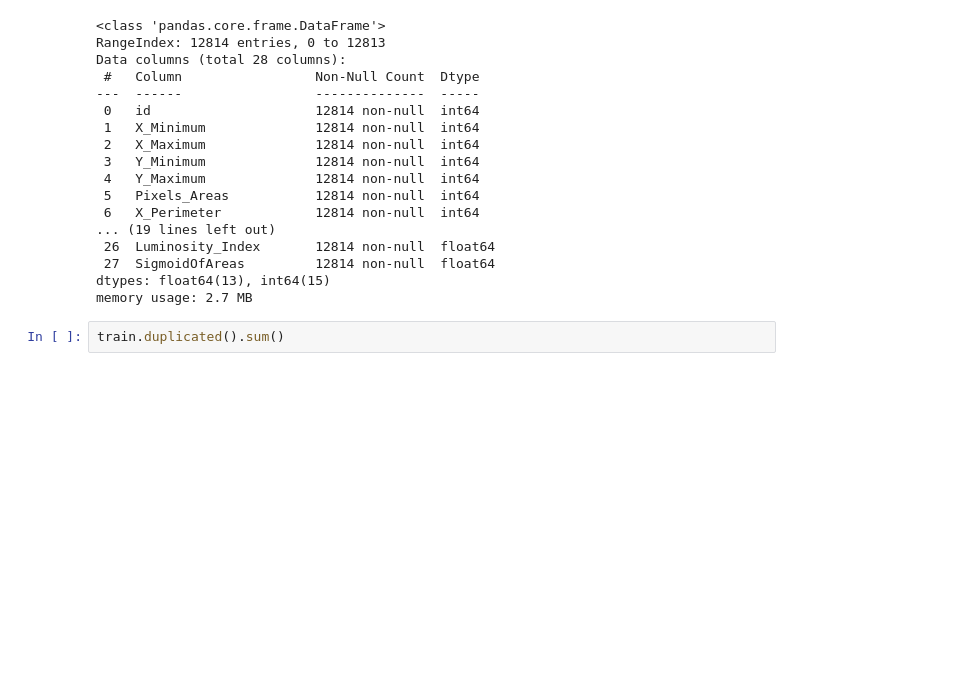
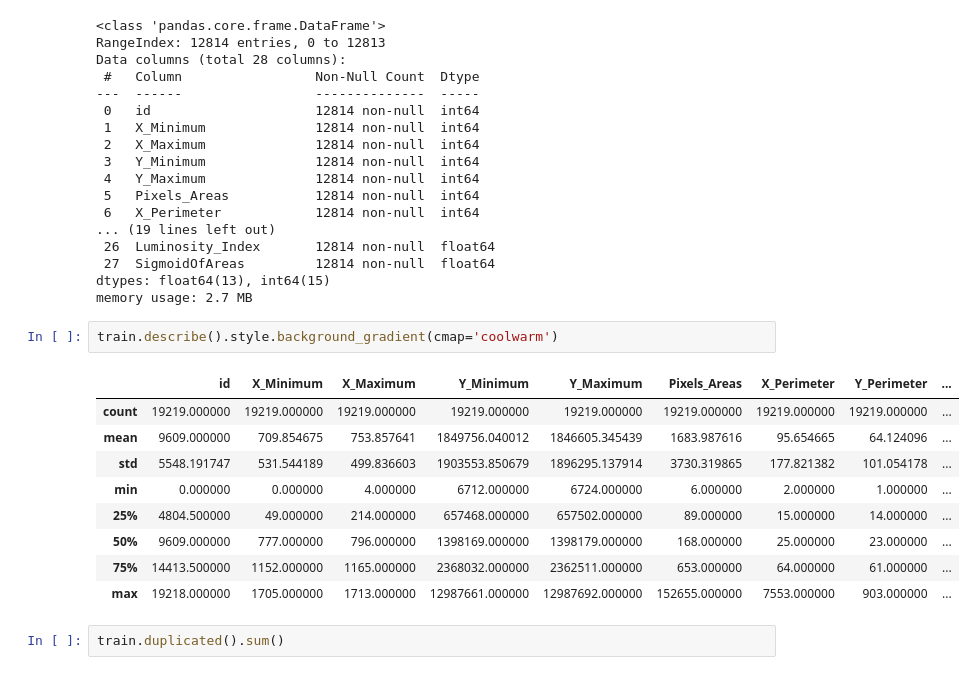
Before and after one commit to hasnain1669/dsa_python_6month_course, a Jupyter notebook: steel_defect_project/steel_defects_v2.ipynb, the cells around one changed output. Cells and saved outputs as stored; diff of their text form; blank space fills up the shorter version.

```diff
--- a/steel_defect_project/steel_defects_v2.ipynb
+++ b/steel_defect_project/steel_defects_v2.ipynb
@@ -148,6 +151,18 @@ Data columns (total 28 columns):
  27  SigmoidOfAreas         12814 non-null  float64
 dtypes: float64(13), int64(15)
 memory usage: 2.7 MB
+# %%
+train.describe().style.background_gradient(cmap='coolwarm')
+# %% [output]
+|  | id | X_Minimum | X_Maximum | Y_Minimum | Y_Maximum | Pixels_Areas | X_Perimeter | Y_Perimeter | ... |
+| count | 19219.000000 | 19219.000000 | 19219.000000 | 19219.000000 | 19219.000000 | 19219.000000 | 19219.000000 | 19219.000000 | ... |
+| mean | 9609.000000 | 709.854675 | 753.857641 | 1849756.040012 | 1846605.345439 | 1683.987616 | 95.654665 | 64.124096 | ... |
+| std | 5548.191747 | 531.544189 | 499.836603 | 1903553.850679 | 1896295.137914 | 3730.319865 | 177.821382 | 101.054178 | ... |
+| min | 0.000000 | 0.000000 | 4.000000 | 6712.000000 | 6724.000000 | 6.000000 | 2.000000 | 1.000000 | ... |
+| 25% | 4804.500000 | 49.000000 | 214.000000 | 657468.000000 | 657502.000000 | 89.000000 | 15.000000 | 14.000000 | ... |
+| 50% | 9609.000000 | 777.000000 | 796.000000 | 1398169.000000 | 1398179.000000 | 168.000000 | 25.000000 | 23.000000 | ... |
+| 75% | 14413.500000 | 1152.000000 | 1165.000000 | 2368032.000000 | 2362511.000000 | 653.000000 | 64.000000 | 61.000000 | ... |
+| max | 19218.000000 | 1705.000000 | 1713.000000 | 12987661.000000 | 12987692.000000 | 152655.000000 | 7553.000000 | 903.000000 | ... |
 # %%
 train.duplicated().sum()
 # %% [output]
```
Also changed, not shown: parts of 17 cells of this notebook, 1 other file.
